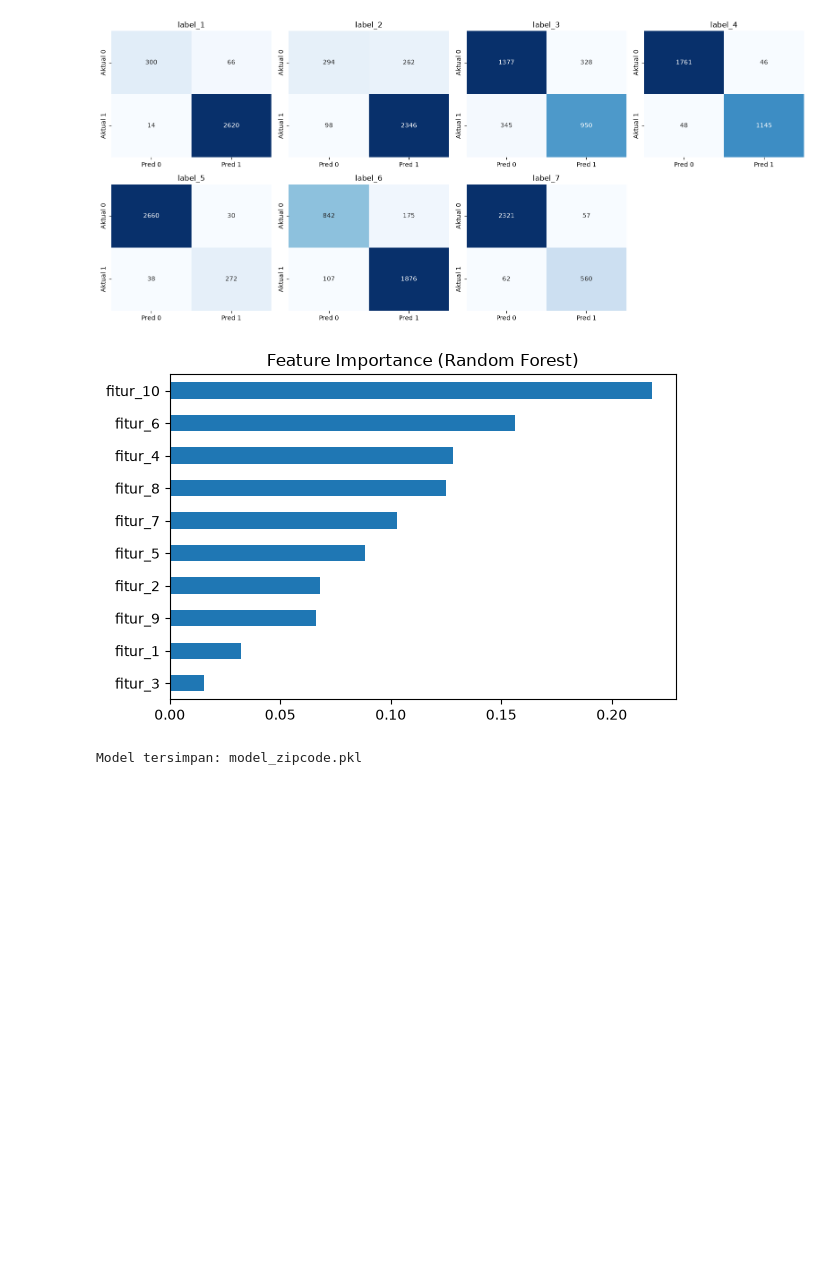
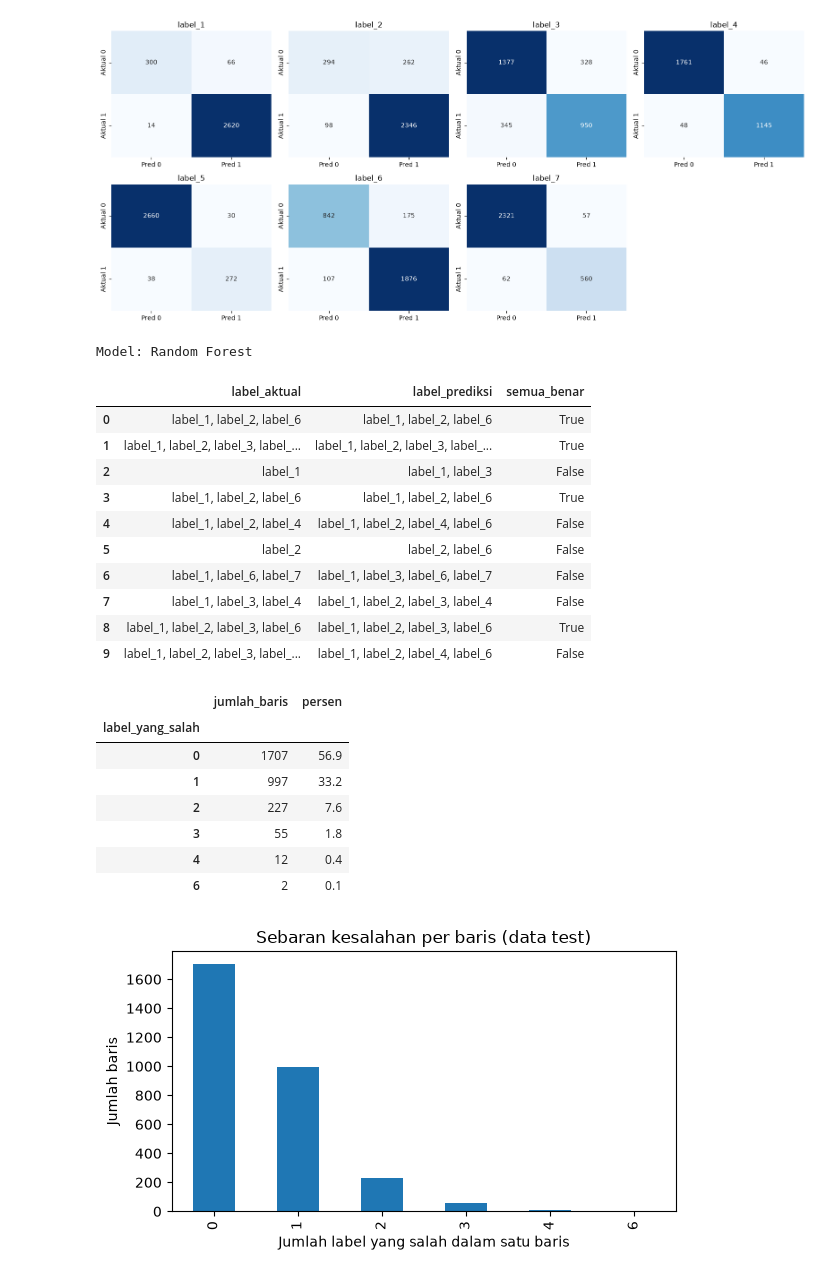
Before and after one commit to ranggadian2006/housing_raw, a Jupyter notebook: Tugas Klasifikasi/Klasifikasi Multilabel/Sythetic MultiLabel Classification Dataset/KlasifikasiMultilabel3.ipynb, the cells around one changed output. Saved outputs shown, nothing was run; the diff lists cells and outputs as text; code cells hidden in the pictures; blank space fills up the shorter version.

Commit message:
Klasifikasi MultiLabel

```diff
--- a/Tugas Klasifikasi/Klasifikasi Multilabel/Sythetic MultiLabel Classification Dataset/KlasifikasiMultilabel3.ipynb
+++ b/Tugas Klasifikasi/Klasifikasi Multilabel/Sythetic MultiLabel Classification Dataset/KlasifikasiMultilabel3.ipynb
@@ -284,19 +284,55 @@ plt.show()
 # %% [output]
 [figure]
 # %%
-import joblib
+def label_aktif(baris):
+    aktif = [LABEL_COLS[i] for i, v in enumerate(baris) if v == 1]
+    return ", ".join(aktif) if aktif else "(tidak ada)"
 
-rf = fitted["Random Forest"]
-penting = pd.Series(rf.feature_importances_, index=FEATURE_COLS).sort_values()
-
-plt.figure(figsize=(6, 4))
-penting.plot(kind="barh")
-plt.title("Feature Importance (Random Forest)")
-plt.tight_layout()
-plt.show()
-
-joblib.dump({"model": terbaik, "fitur": FEATURE_COLS, "label": LABEL_COLS}, "model_zipcode.pkl")
-print("Model tersimpan: model_zipcode.pkl")
+# Contoh prediksi pada 10 baris pertama data test
+contoh = pd.DataFrame({
+    "label_aktual": [label_aktif(r) for r in Y_test.values[:10]],
+    "label_prediksi": [label_aktif(r) for r in pred[:10]],
+    "semua_benar": (Y_test.values[:10] == pred[:10]).all(axis=1),
+})
+print("Model:", nama_terbaik)
+display(contoh)
 # %% [output]
-[figure, removed]
-Model tersimpan: model_zipcode.pkl
+Model: Random Forest
+|  | label_aktual | label_prediksi | semua_benar |
+| 0 | label_1, label_2, label_6 | label_1, label_2, label_6 | True |
+| 1 | label_1, label_2, label_3, label_... | label_1, label_2, label_3, label_... | True |
+| 2 | label_1 | label_1, label_3 | False |
+| 3 | label_1, label_2, label_6 | label_1, label_2, label_6 | True |
+| 4 | label_1, label_2, label_4 | label_1, label_2, label_4, label_6 | False |
+| 5 | label_2 | label_2, label_6 | False |
+| 6 | label_1, label_6, label_7 | label_1, label_3, label_6, label_7 | False |
+| 7 | label_1, label_3, label_4 | label_1, label_2, label_3, label_4 | False |
+| 8 | label_1, label_2, label_3, label_6 | label_1, label_2, label_3, label_6 | True |
+| 9 | label_1, label_2, label_3, label_... | label_1, label_2, label_4, label_6 | False |
+# %%
+# Berapa label yang salah dalam satu baris?
+jumlah_salah = (Y_test.values != pred).sum(axis=1)
+dist = pd.Series(jumlah_salah).value_counts().sort_index()
+
+tabel = dist.to_frame("jumlah_baris")
+tabel["persen"] = (dist / len(Y_test) * 100).round(1)
+tabel.index.name = "label_yang_salah"
+display(tabel)
+
+plt.figure(figsize=(6, 3.5))
+dist.plot(kind="bar")
+plt.xlabel("Jumlah label yang salah dalam satu baris")
+plt.ylabel("Jumlah baris")
+plt.title("Sebaran kesalahan per baris (data test)")
+plt.tight_layout()
+plt.show()
+# %% [output]
+|  | jumlah_baris | persen |
+| label_yang_salah |  |  |
+| 0 | 1707 | 56.9 |
+| 1 | 997 | 33.2 |
+| 2 | 227 | 7.6 |
+| 3 | 55 | 1.8 |
+| 4 | 12 | 0.4 |
+| 6 | 2 | 0.1 |
+[figure, added]
```
Also changed, not shown: parts of 2 cells of this notebook, 1 other file.
